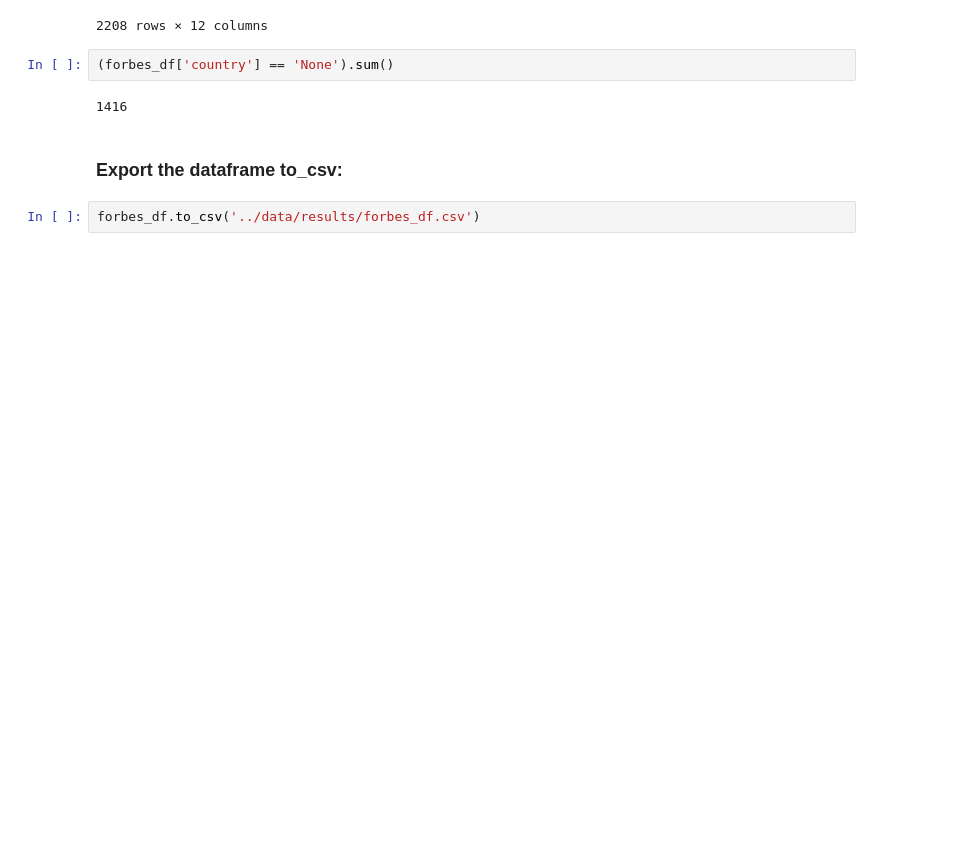
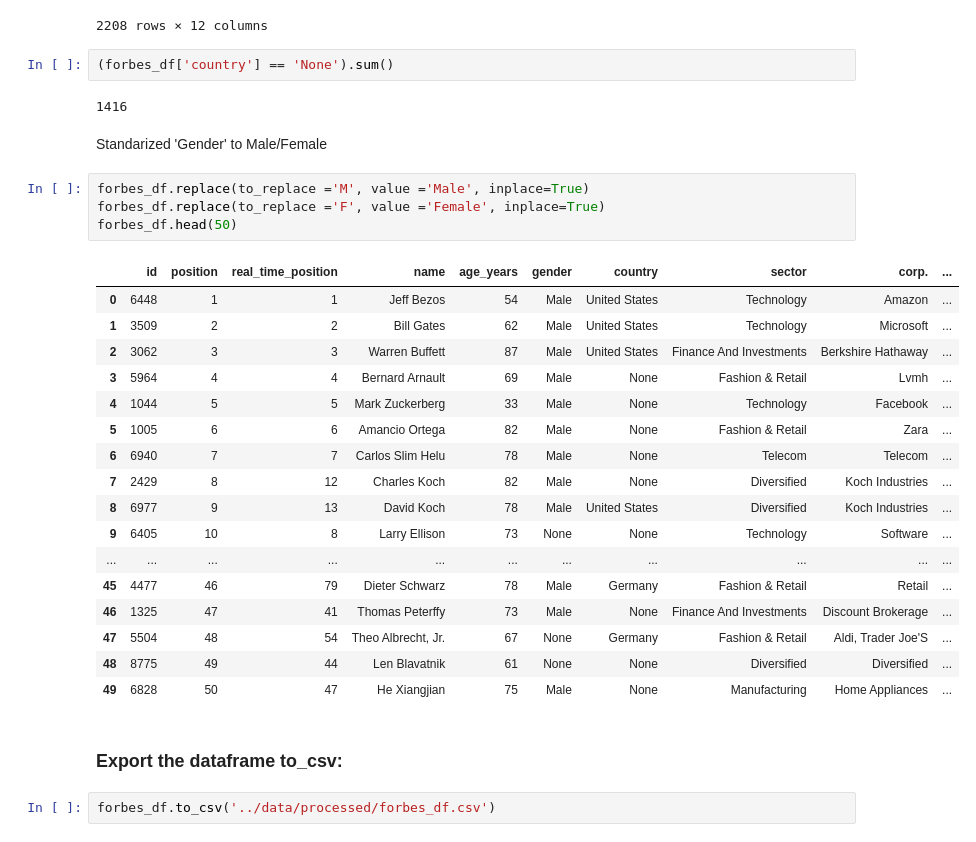
Before and after one commit to herreradelduque/Ironhack-Module-1-Project---Pandas-Pipelines, a Jupyter notebook: notebooks/notebook1.ipynb, the cells around one changed output. Cells and saved outputs as stored; diff of their text form; blank space fills up the shorter version.

```diff
--- a/notebooks/notebook1.ipynb
+++ b/notebooks/notebook1.ipynb
@@ -664,7 +664,31 @@ forbes_df
 (forbes_df['country'] == 'None').sum()
 # %% [output]
 1416
+# %% [markdown]
+Standarized 'Gender' to Male/Female
+# %%
+forbes_df.replace(to_replace ='M', value ='Male', inplace=True)
+forbes_df.replace(to_replace ='F', value ='Female', inplace=True)
+forbes_df.head(50)
+# %% [output]
+|  | id | position | real_time_position | name | age_years | gender | country | sector | corp. | ... |
+| 0 | 6448 | 1 | 1 | Jeff Bezos | 54 | Male | United States | Technology | Amazon | ... |
+| 1 | 3509 | 2 | 2 | Bill Gates | 62 | Male | United States | Technology | Microsoft | ... |
+| 2 | 3062 | 3 | 3 | Warren Buffett | 87 | Male | United States | Finance And Investments | Berkshire Hathaway | ... |
+| 3 | 5964 | 4 | 4 | Bernard Arnault | 69 | Male | None | Fashion & Retail | Lvmh | ... |
+| 4 | 1044 | 5 | 5 | Mark Zuckerberg | 33 | Male | None | Technology | Facebook | ... |
+| 5 | 1005 | 6 | 6 | Amancio Ortega | 82 | Male | None | Fashion & Retail | Zara | ... |
+| 6 | 6940 | 7 | 7 | Carlos Slim Helu | 78 | Male | None | Telecom | Telecom | ... |
+| 7 | 2429 | 8 | 12 | Charles Koch | 82 | Male | None | Diversified | Koch Industries | ... |
+| 8 | 6977 | 9 | 13 | David Koch | 78 | Male | United States | Diversified | Koch Industries | ... |
+| 9 | 6405 | 10 | 8 | Larry Ellison | 73 | None | None | Technology | Software | ... |
+| ... | ... | ... | ... | ... | ... | ... | ... | ... | ... | ... |
+| 45 | 4477 | 46 | 79 | Dieter Schwarz | 78 | Male | Germany | Fashion & Retail | Retail | ... |
+| 46 | 1325 | 47 | 41 | Thomas Peterffy | 73 | Male | None | Finance And Investments | Discount Brokerage | ... |
+| 47 | 5504 | 48 | 54 | Theo Albrecht, Jr. | 67 | None | Germany | Fashion & Retail | Aldi, Trader Joe'S | ... |
+| 48 | 8775 | 49 | 44 | Len Blavatnik | 61 | None | None | Diversified | Diversified | ... |
+| 49 | 6828 | 50 | 47 | He Xiangjian | 75 | Male | None | Manufacturing | Home Appliances | ... |
 # %% [markdown]
 ### Export the dataframe to_csv:
 # %%
-forbes_df.to_csv('../data/results/forbes_df.csv')
+forbes_df.to_csv('../data/processed/forbes_df.csv')
```
Also changed, not shown: parts of 2 cells of this notebook, 3 other files.
